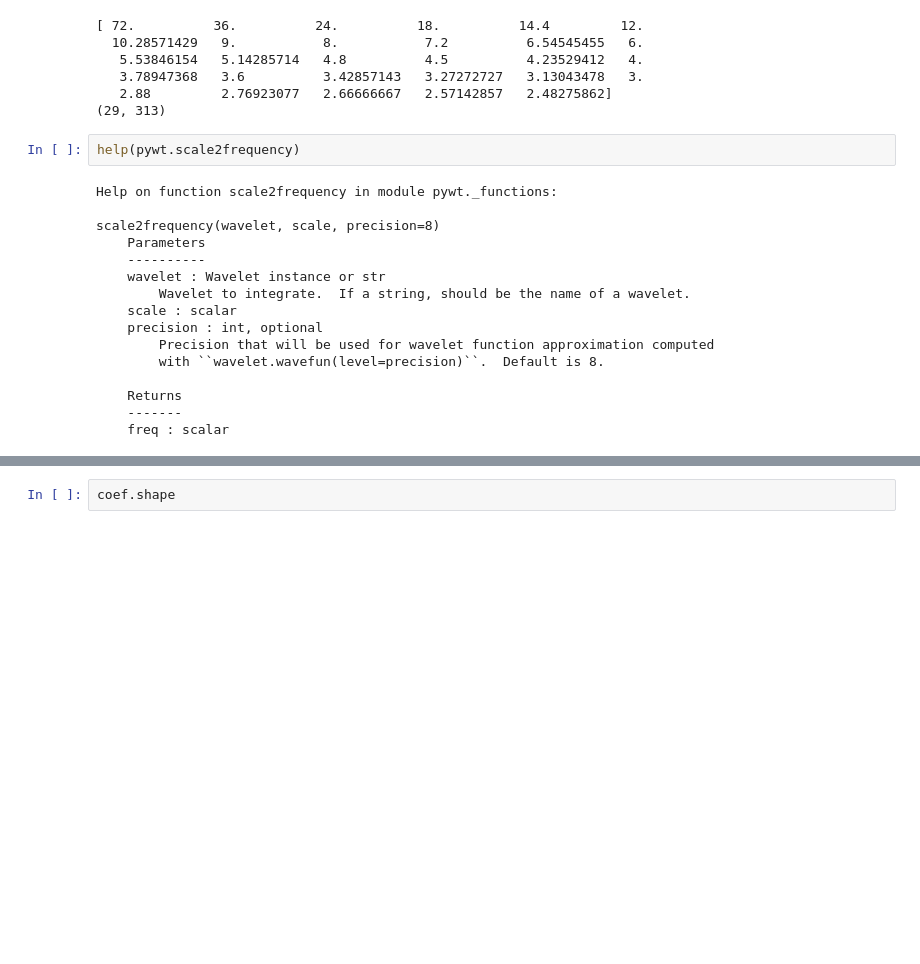
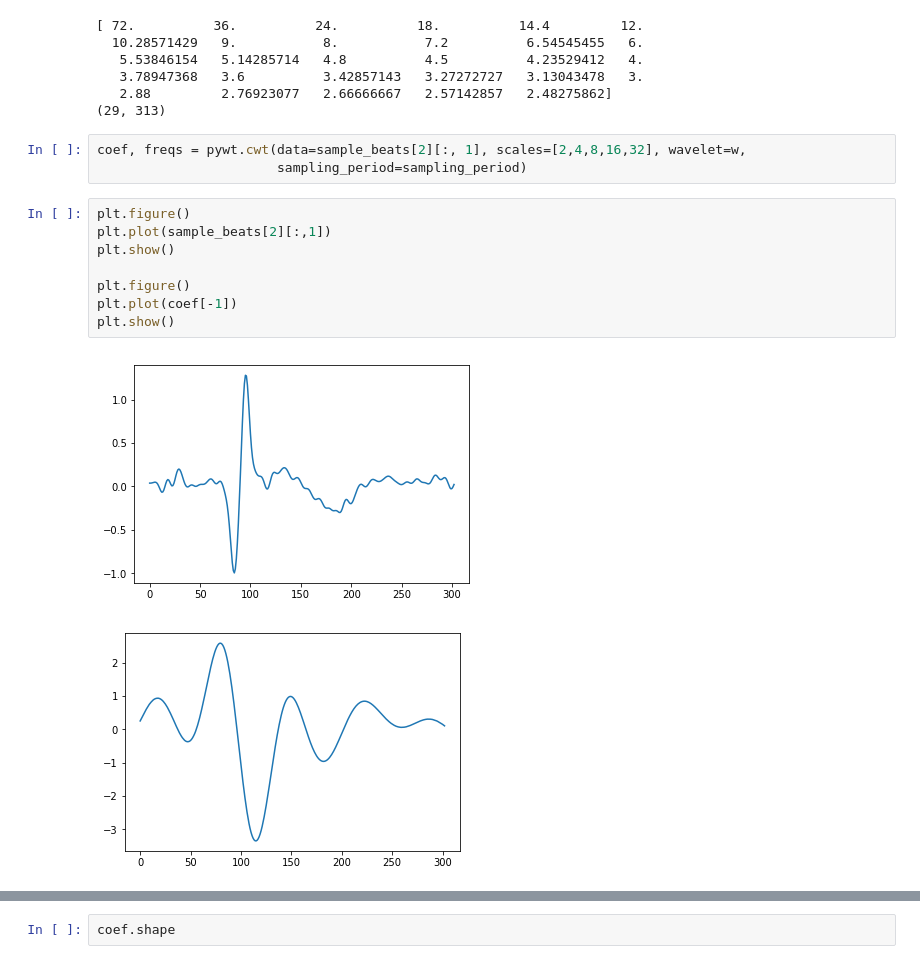
Before and after one commit to cx1111/beat-classifier, a Jupyter notebook: analysis/1-wavelets.ipynb, the cells around one changed output, grey strips where cells are left out. Cells and saved outputs as stored; diff of their text form; blank space fills up the shorter version.

```diff
--- a/analysis/1-wavelets.ipynb
+++ b/analysis/1-wavelets.ipynb
@@ -147,21 +130,17 @@ print(coef.shape)
    3.78947368   3.6          3.42857143   3.27272727   3.13043478   3.
    2.88         2.76923077   2.66666667   2.57142857   2.48275862]
 (29, 313)
-# %%
-help(pywt.scale2frequency)
-# %% [output]
-Help on function scale2frequency in module pywt._functions:
-
-scale2frequency(wavelet, scale, precision=8)
-    Parameters
-    ----------
-    wavelet : Wavelet instance or str
-        Wavelet to integrate.  If a string, should be the name of a wavelet.
-    scale : scalar
-    precision : int, optional
-        Precision that will be used for wavelet function approximation computed
-        with ``wavelet.wavefun(level=precision)``.  Default is 8.
-
-    Returns
-    -------
-    freq : scalar
+# %%
+coef, freqs = pywt.cwt(data=sample_beats[2][:, 1], scales=[2,4,8,16,32], wavelet=w,
+                       sampling_period=sampling_period)
+# %%
+plt.figure()
+plt.plot(sample_beats[2][:,1])
+plt.show()
+
+plt.figure()
+plt.plot(coef[-1])
+plt.show()
+# %% [output]
+[figure, added]
+[figure, added]
```
Also changed, not shown: parts of 26 cells of this notebook, 1 other file.
